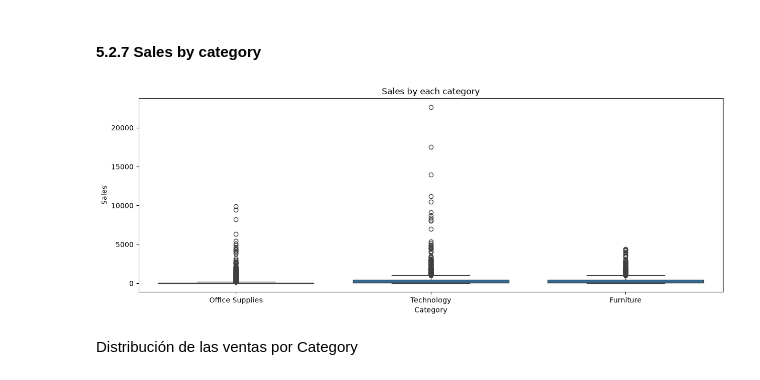
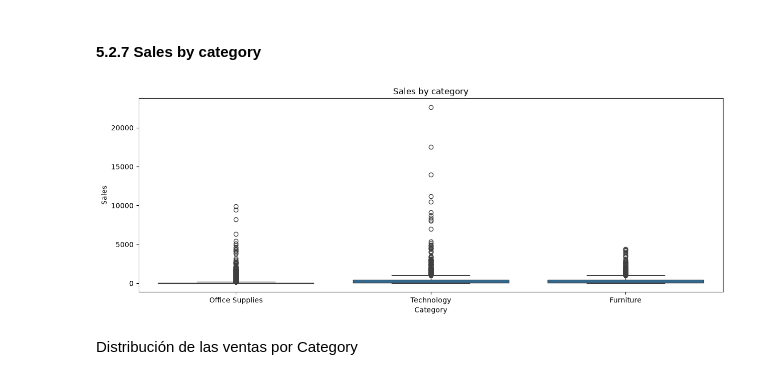
Before and after one commit to charligram/1_analisis_ventas, a Jupyter notebook: notebooks/01_EDA.ipynb, the cells around one changed output. Cells and saved outputs as stored; diff of their text form; code cells hidden in the pictures.

```diff
--- a/notebooks/01_EDA.ipynb
+++ b/notebooks/01_EDA.ipynb
@@ -596,17 +645,19 @@ plt.show()
 # %%
 plt.figure(figsize=(15, 5))
 
 sns.boxplot(
     data=df,
     x='Category',
     y='Sales'
 )
 
-plt.title('Sales by each category')
+plt.title('Sales by category')
 
+
+plt.savefig('../outputs/figures/23_sales_dist_boxplot_by_category.png', bbox_inches='tight')
 plt.show()
 # %% [output]
-[figure, old version]
+[figure, new version]
 # %% [markdown]
 Distribución de las ventas por Category
 # %%
```
Also changed, not shown: parts of 34 cells of this notebook, 35 other files.
